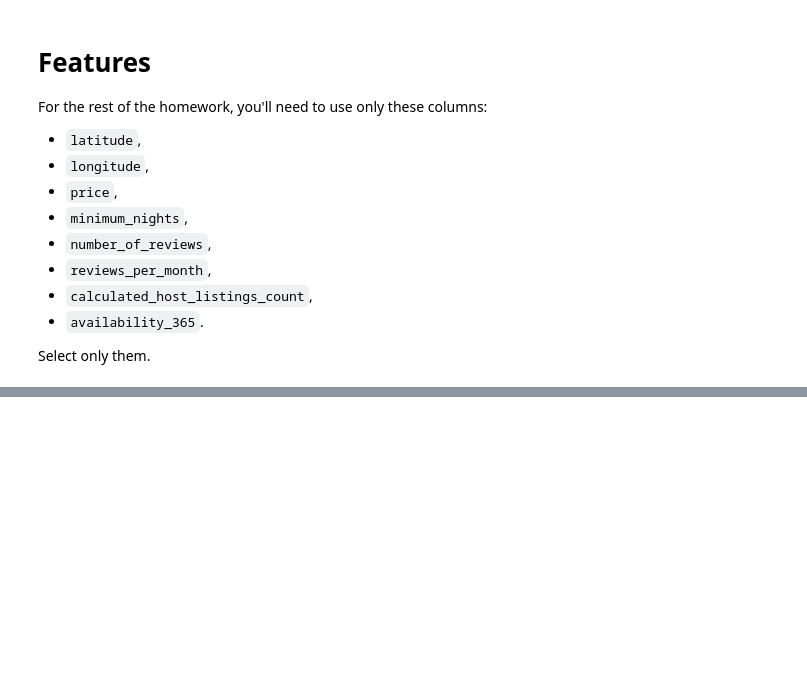
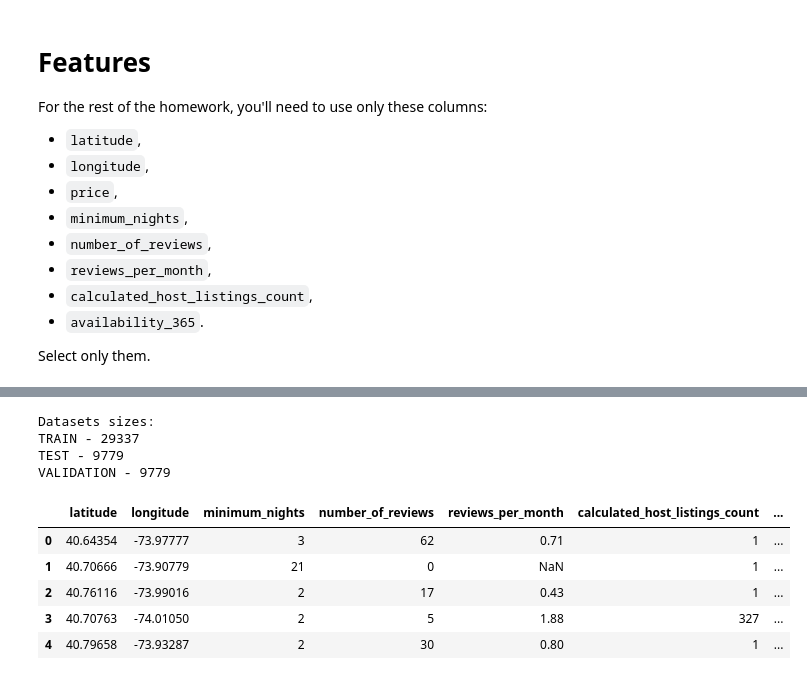
Before and after one commit to valeriich/MLZoomcamp2021, a Jupyter notebook: homework2.ipynb, the cells around one changed output, grey strips where cells are left out. Drawn from its saved outputs; the diff is of its cells as text; code cells hidden in the pictures; blank space fills up the shorter version.

```diff
--- a/homework2.ipynb
+++ b/homework2.ipynb
@@ -78,0 +115,46 @@ features = ['latitude',
+# %%
+def split_data(data, test_size=0.2, val_size=0.2, seed=42):
+    # data length
+    n = len(data)
+    # prepare array of indices
+    idx = np.arange(n)
+    # setting numpy randomizer seed number
+    np.random.seed(seed)
+    # shuffle indices array randomly
+    np.random.shuffle(idx)
+    # get sizes of splits
+    n_test = int(n * test_size)
+    n_val = int(n * val_size)
+    n_train = n - n_val - n_test
+
+    # split data
+    df_train = data.iloc[idx[:n_train]]
+    df_val = data.iloc[idx[n_train:n_train + n_val]]
+    df_test = data.iloc[idx[n_train + n_val:]]
+
+    # Apply the log transformation and get target variable separated
+    y_train = np.log1p(df_train['price'].values)
+    y_val = np.log1p(df_val['price'].values)
+    y_test = np.log1p(df_test['price'].values)
+
+    # get data sets without target variable
+    df_train = df_train.drop('price', axis=1).reset_index(drop=True)
+    df_val = df_val.drop('price', axis=1).reset_index(drop=True)
+    df_test = df_test.drop('price', axis=1).reset_index(drop=True)
+
+    return df_train, df_val, df_test, y_train, y_val, y_test
+# %%
+X_train, X_val, X_test, y_train, y_val, y_test = split_data(data)
+print(f'Datasets sizes:\nTRAIN - {len(X_train)}\nTEST - {len(X_test)}\nVALIDATION - {len(X_val)}\n')
+X_train.head()
+# %% [output]
+Datasets sizes:
+TRAIN - 29337
+TEST - 9779
+VALIDATION - 9779
+|  | latitude | longitude | minimum_nights | number_of_reviews | reviews_per_month | calculated_host_listings_count | ... |
+| 0 | 40.64354 | -73.97777 | 3 | 62 | 0.71 | 1 | ... |
+| 1 | 40.70666 | -73.90779 | 21 | 0 | NaN | 1 | ... |
+| 2 | 40.76116 | -73.99016 | 2 | 17 | 0.43 | 1 | ... |
+| 3 | 40.70763 | -74.01050 | 2 | 5 | 1.88 | 327 | ... |
+| 4 | 40.79658 | -73.93287 | 2 | 30 | 0.80 | 1 | ... |
```
Also changed, not shown: parts of 8 cells of this notebook.
